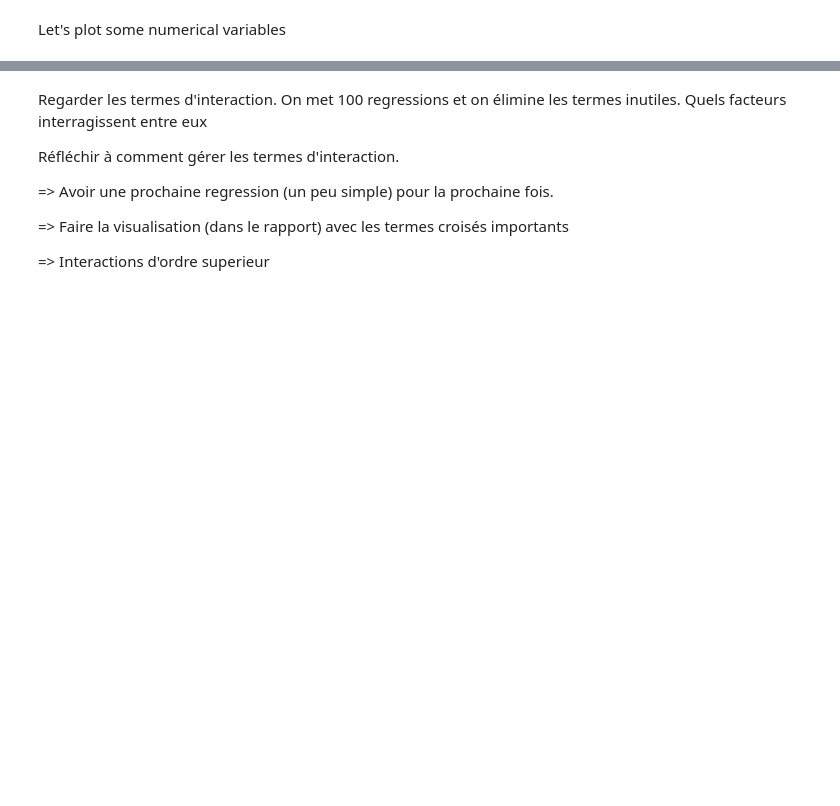
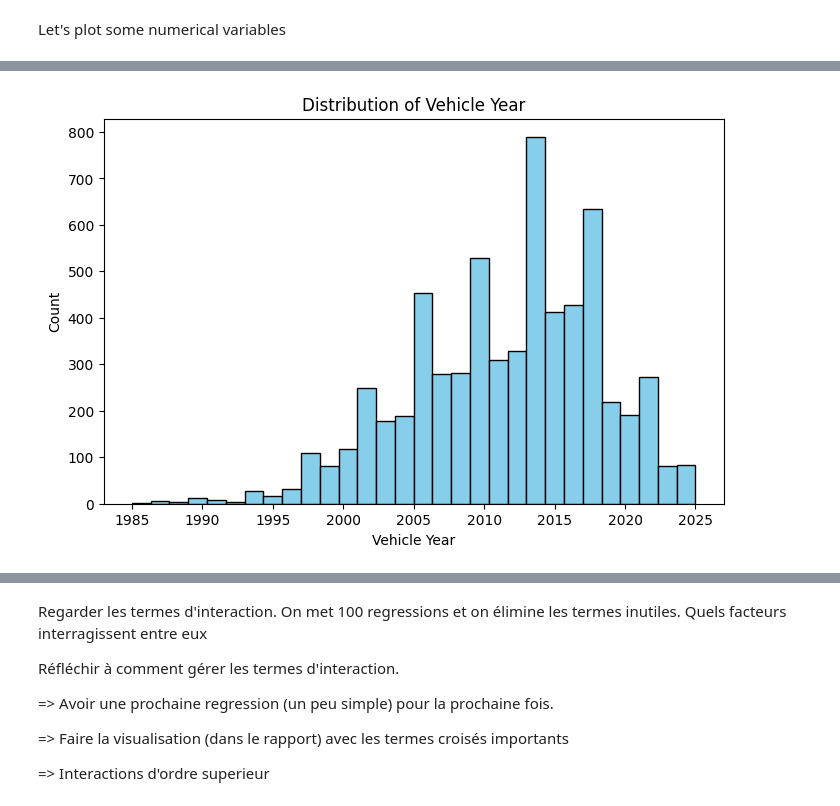
Before and after one commit to mathiasmoka/pyds25, a Jupyter notebook: First_regressions.ipynb, the cells around one changed output, grey strips where cells are left out. Cells and saved outputs as stored; diff of their text form; code cells hidden in the pictures; blank space fills up the shorter version.

```diff
--- a/First_regressions.ipynb
+++ b/First_regressions.ipynb
@@ -147,0 +172,3 @@ plt.show()
+# %%
+# Suppression des lignes hors de la plage 1950-2025
+dataset = dataset[(dataset['Vehicle Year'] >= 1950) & (dataset['Vehicle Year'] <= 2025)]
@@ -147,0 +195,4 @@ plt.show()
+# %%
+plot_numeric_histogram(dataset, "Vehicle Year", bins=30, color='skyblue')
+# %% [output]
+[figure, added]
```
Also changed, not shown: parts of 34 cells of this notebook.
